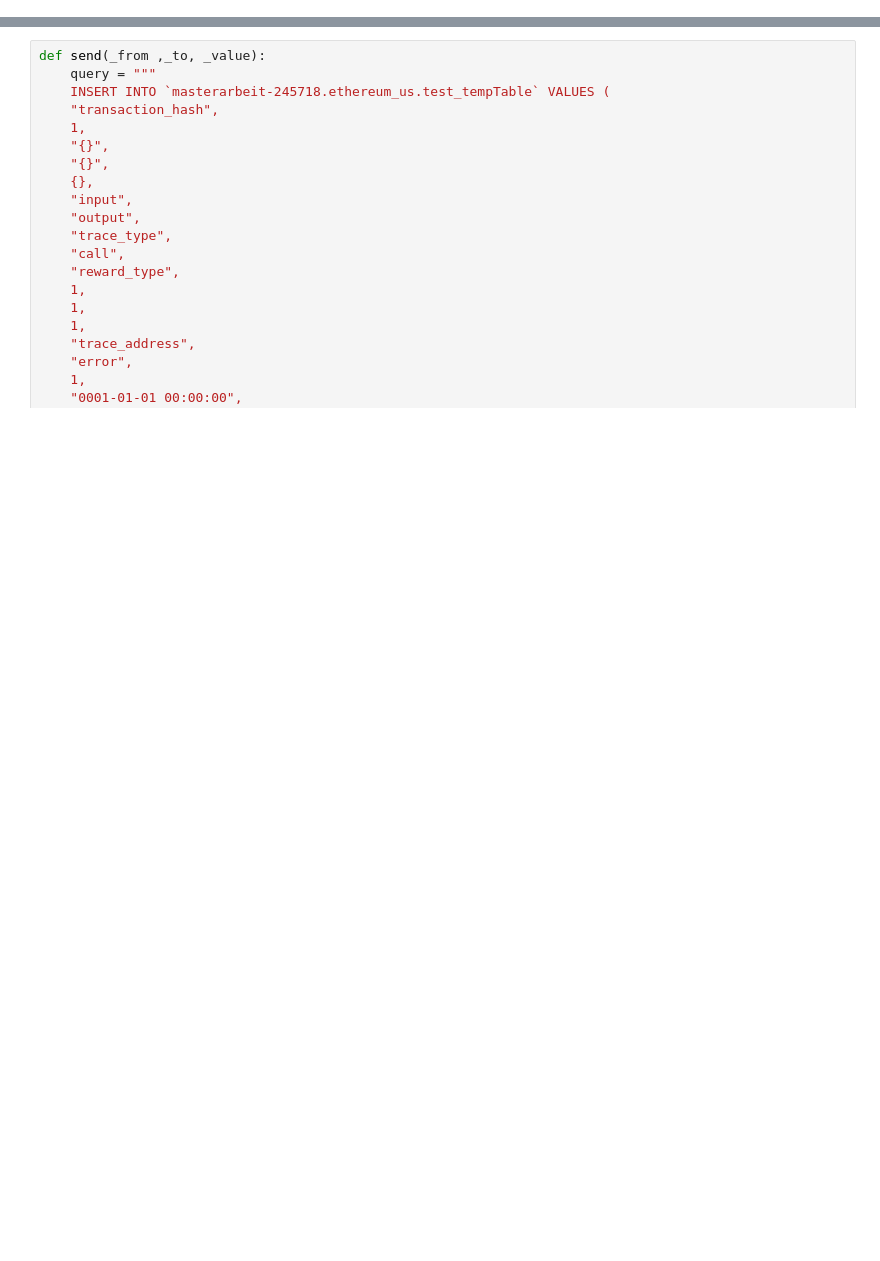
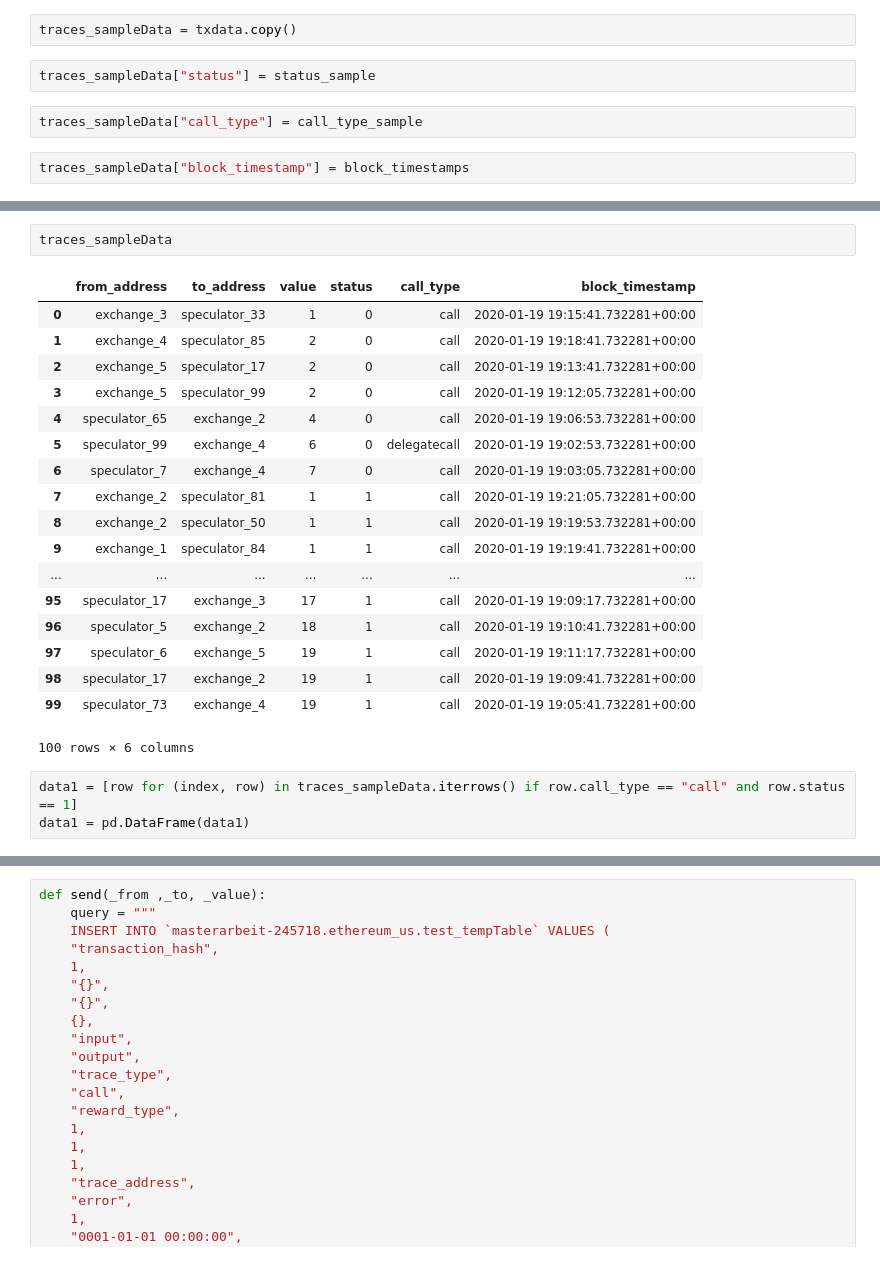
Before and after one commit to mgsgde/ethcluster, a Jupyter notebook: bigquery/commands.sql.test.ipynb, the cells around one changed output, grey strips where cells are left out. Cells and saved outputs as stored; diff of their text form; blank space fills up the shorter version.

```diff
--- a/bigquery/commands.sql.test.ipynb
+++ b/bigquery/commands.sql.test.ipynb
@@ -21,0 +128,8 @@ s1 = ",".join(s0)
+# %%
+traces_sampleData = txdata.copy()
+# %%
+traces_sampleData["status"] = status_sample
+# %%
+traces_sampleData["call_type"] = call_type_sample
+# %%
+traces_sampleData["block_timestamp"] = block_timestamps
@@ -21,0 +193,24 @@ s1 = ",".join(s0)
+# %%
+traces_sampleData
+# %% [output]
+|  | from_address | to_address | value | status | call_type | block_timestamp |
+| 0 | exchange_3 | speculator_33 | 1 | 0 | call | 2020-01-19 19:15:41.732281+00:00 |
+| 1 | exchange_4 | speculator_85 | 2 | 0 | call | 2020-01-19 19:18:41.732281+00:00 |
+| 2 | exchange_5 | speculator_17 | 2 | 0 | call | 2020-01-19 19:13:41.732281+00:00 |
+| 3 | exchange_5 | speculator_99 | 2 | 0 | call | 2020-01-19 19:12:05.732281+00:00 |
+| 4 | speculator_65 | exchange_2 | 4 | 0 | call | 2020-01-19 19:06:53.732281+00:00 |
+| 5 | speculator_99 | exchange_4 | 6 | 0 | delegatecall | 2020-01-19 19:02:53.732281+00:00 |
+| 6 | speculator_7 | exchange_4 | 7 | 0 | call | 2020-01-19 19:03:05.732281+00:00 |
+| 7 | exchange_2 | speculator_81 | 1 | 1 | call | 2020-01-19 19:21:05.732281+00:00 |
+| 8 | exchange_2 | speculator_50 | 1 | 1 | call | 2020-01-19 19:19:53.732281+00:00 |
+| 9 | exchange_1 | speculator_84 | 1 | 1 | call | 2020-01-19 19:19:41.732281+00:00 |
+| ... | ... | ... | ... | ... | ... | ... |
+| 95 | speculator_17 | exchange_3 | 17 | 1 | call | 2020-01-19 19:09:17.732281+00:00 |
+| 96 | speculator_5 | exchange_2 | 18 | 1 | call | 2020-01-19 19:10:41.732281+00:00 |
+| 97 | speculator_6 | exchange_5 | 19 | 1 | call | 2020-01-19 19:11:17.732281+00:00 |
+| 98 | speculator_17 | exchange_2 | 19 | 1 | call | 2020-01-19 19:09:41.732281+00:00 |
+| 99 | speculator_73 | exchange_4 | 19 | 1 | call | 2020-01-19 19:05:41.732281+00:00 |
+100 rows × 6 columns
+# %%
+data1 = [row for (index, row) in traces_sampleData.iterrows() if row.call_type == "call" and row.status == 1]
+data1 = pd.DataFrame(data1)
```
Also changed, not shown: parts of 103 cells of this notebook.
